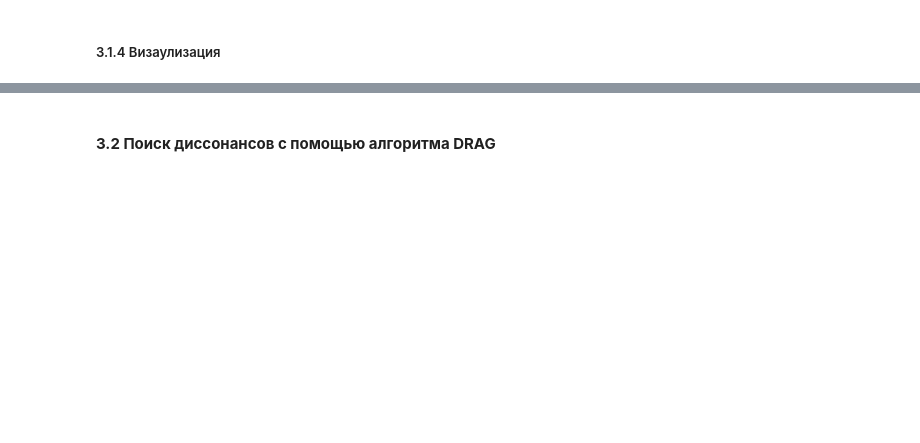
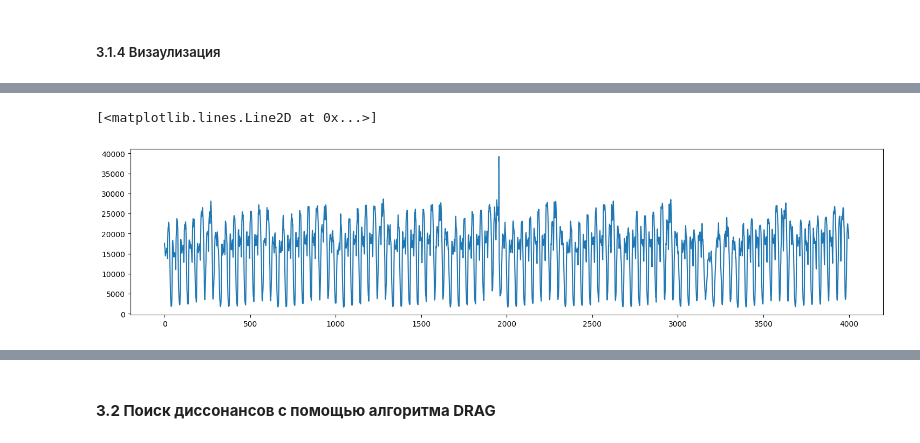
Before and after one commit to Obi1Ne/2023-Berezin-TimeSeriesCourse, a Jupyter notebook: practice/03 Discords/03 Discords.ipynb, the cells around one changed output, grey strips where cells are left out. Drawn from its saved outputs; the diff is of its cells as text; code cells hidden in the pictures; blank space fills up the shorter version.

```diff
--- a/practice/03 Discords/03 Discords.ipynb
+++ b/practice/03 Discords/03 Discords.ipynb
@@ -50,7 +31,9 @@ from time import time
 # %%
 #fixme: Путь
-data_path = Path('dataset')/'walk_run.txt'
-data = np.loadtxt(data_path)[3000:4000]
+dataset_dir_path = Path('datasets')
+data_path = dataset_dir_path/'walk_run.txt'
+walk_run = np.loadtxt(data_path)[3000:4000]
+data = walk_run
 size_sub = 50
 # %% [markdown]
 В середине временного ряда происходит смена активности (бег заменяет шаг). Нетипичным поведением, которое мы могли бы назвать диссонансами в данном ряде выступает небольшой участок между активностями, когда человек плавно увеличивает скорость шага до бега. В ходе данной работе наша задача выделить с помощью различных алгоритмов границы нашего диссонанса.
@@ -195,0 +146,7 @@ plt.show()
+# %%
+nyc_taxi = pd.read_csv(dataset_dir_path/'nyc_taxi.csv',index_col=0).values[4000:8000,0].astype(np.float64)
+fig = plt.figure(figsize=(18, 4))
+plt.plot(nyc_taxi)
+# %% [output]
+[<matplotlib.lines.Line2D at 0x...>]
+[figure, added]
```
Also changed, not shown: parts of 93 cells of this notebook.
